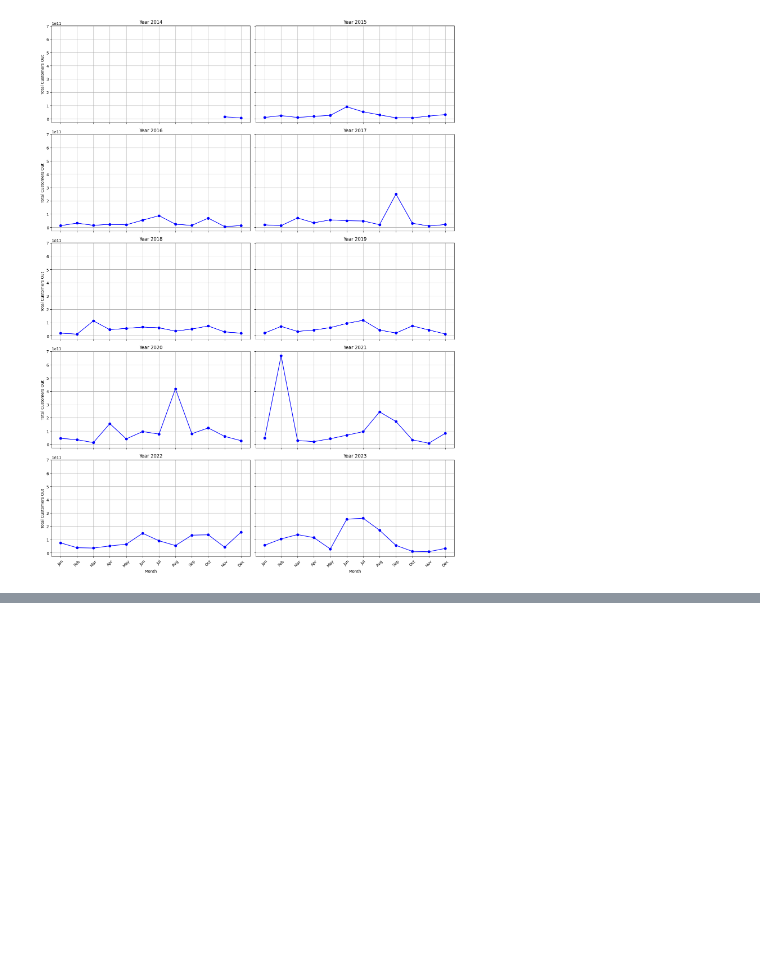
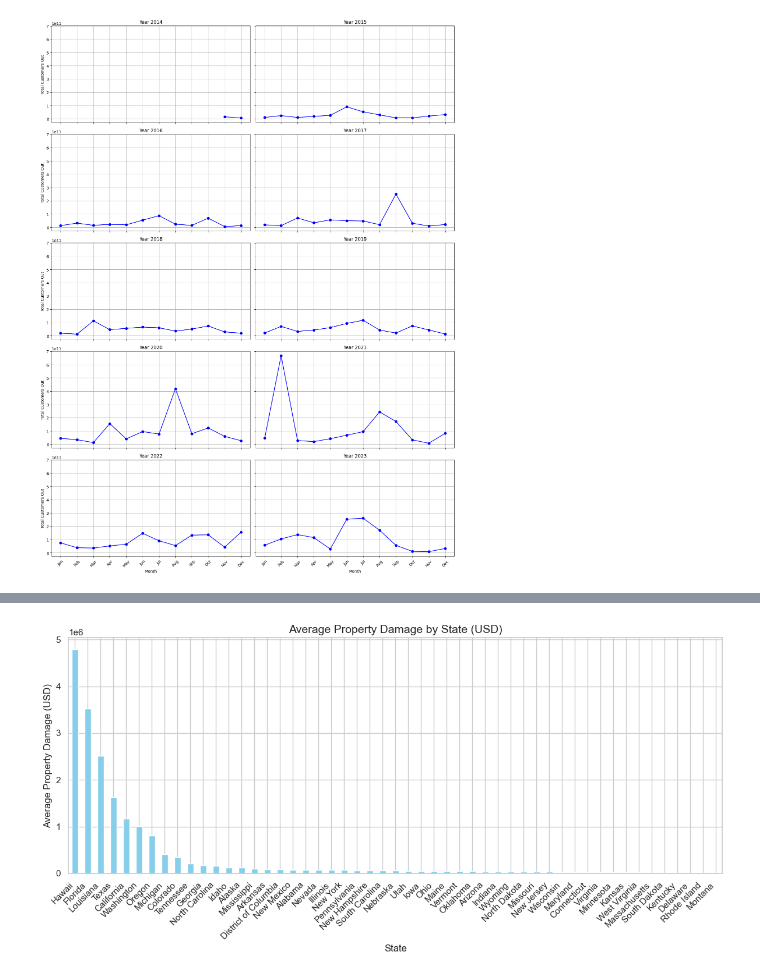
Before and after one commit to obelisk2u/DynamicRythms, a Jupyter notebook: EDA/EDA.ipynb, the cells around one changed output, grey strips where cells are left out. Saved outputs shown, nothing was run; the diff lists cells and outputs as text; code cells hidden in the pictures; blank space fills up the shorter version.

```diff
--- a/EDA/EDA.ipynb
+++ b/EDA/EDA.ipynb
@@ -495,0 +574,90 @@ plt.show()
+# %%
+import pandas as pd
+import matplotlib.pyplot as plt
+import seaborn as sns
+
+sns.set(style="whitegrid")
+
+# Create a copy of merged_df to avoid modifying the original
+plot_df = merged_df.copy()
+
+# Replace NA with 0 in numerical columns to avoid TypeError
+numerical_cols = [
+    'INJURIES_DIRECT', 'INJURIES_INDIRECT', 'DEATHS_DIRECT', 'DEATHS_INDIRECT',
+    'DAMAGE_PROPERTY', 'DAMAGE_CROPS', 'MAGNITUDE', 'CATEGORY', 'TOR_LENGTH',
+    'TOR_WIDTH', 'customers_out'
+]
+plot_df[numerical_cols] = plot_df[numerical_cols].fillna(0)
+
+# Visualization 1: Bar chart of average property damage by state
+state_damage = plot_df.groupby('state')['DAMAGE_PROPERTY'].mean().sort_values(ascending=False)
+plt.figure(figsize=(12, 6))
+state_damage.plot(kind='bar', color='skyblue')
+plt.title('Average Property Damage by State (USD)', fontsize=14)
+plt.xlabel('State', fontsize=12)
+plt.ylabel('Average Property Damage (USD)', fontsize=12)
+plt.xticks(rotation=45, ha='right')
+plt.tight_layout()
+plt.show()
+
+
+
+# Visualization 3: Bar chart of average direct injuries by state
+state_injuries = plot_df.groupby('state')['INJURIES_DIRECT'].mean().sort_values(ascending=False)
+plt.figure(figsize=(12, 6))
+state_injuries.plot(kind='bar', color='salmon')
+plt.title('Average Direct Injuries by State', fontsize=14)
+plt.xlabel('State', fontsize=12)
+plt.ylabel('Average Direct Injuries', fontsize=12)
+plt.xticks(rotation=45, ha='right')
+plt.tight_layout()
+plt.show()
+
+# Visualization 4: Scatter plot of average tornado length vs. total customers out by state
+state_tornado = plot_df.groupby('state').agg({
+    'TOR_LENGTH': 'mean',
+    'customers_out': 'sum'
+}).reset_index()
+plt.figure(figsize=(10, 6))
+plt.scatter(state_tornado['TOR_LENGTH'], state_tornado['customers_out'],
+            s=100, c=state_tornado['customers_out'], cmap='viridis', alpha=0.6)
+plt.colorbar(label='Total Customers Out')
+plt.title('Average Tornado Length vs. Total Customers Out by State', fontsize=14)
+plt.xlabel('Average Tornado Length (miles)', fontsize=12)
+plt.ylabel('Total Customers Out', fontsize=12)
+for i, state in enumerate(state_tornado['state']):
+    plt.annotate(state, (state_tornado['TOR_LENGTH'][i], state_tornado['customers_out'][i]), fontsize=8)
+plt.tight_layout()
+plt.show()
+
+# Visualization 5: Correlation heatmap of property damage and customers out
+state_summary = plot_df.groupby('state').agg({
+    'DAMAGE_PROPERTY': 'mean',
+    'customers_out': 'sum'
+}).reset_index()
+corr_matrix = state_summary[['DAMAGE_PROPERTY', 'customers_out']].corr()
+plt.figure(figsize=(6, 4))
+sns.heatmap(corr_matrix, annot=True, cmap='coolwarm', vmin=-1, vmax=1, center=0)
+plt.title('Correlation Between Property Damage and Customers Out', fontsize=14)
+plt.tight_layout()
+plt.show()
+
+# Visualization 6: Stacked bar chart of property damage for top 5 states by year
+top_states = plot_df.groupby('state')['DAMAGE_PROPERTY'].sum().sort_values(ascending=False).head(5).index
+top_states_df = plot_df[plot_df['state'].isin(top_states)]
+state_year_damage = top_states_df.pivot_table(
+    values='DAMAGE_PROPERTY',
+    index='YEAR',
+    columns='state',
+    aggfunc='sum',
+    fill_value=0
+)
+state_year_damage.plot(kind='bar', stacked=True, figsize=(12, 6), colormap='tab20')
+plt.title('Property Damage for Top 5 States by Year', fontsize=14)
+plt.xlabel('Year', fontsize=12)
+plt.ylabel('Property Damage (USD)', fontsize=12)
+plt.legend(title='State', bbox_to_anchor=(1.05, 1), loc='upper left')
+plt.tight_layout()
+plt.show()
+# %% [output]
+[figure, added]
```
Also changed, not shown: parts of 23 cells of this notebook, 1 other file.
